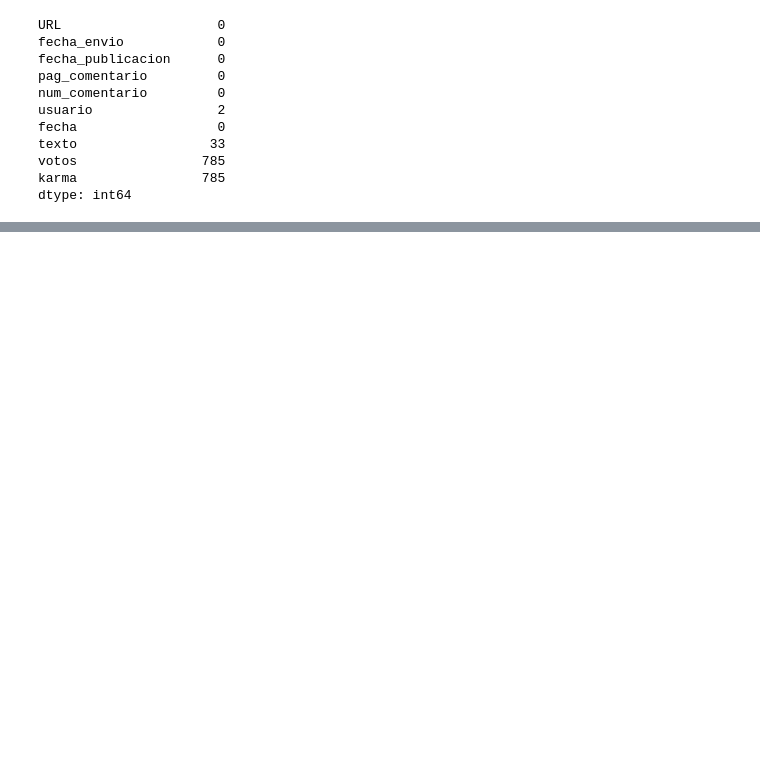
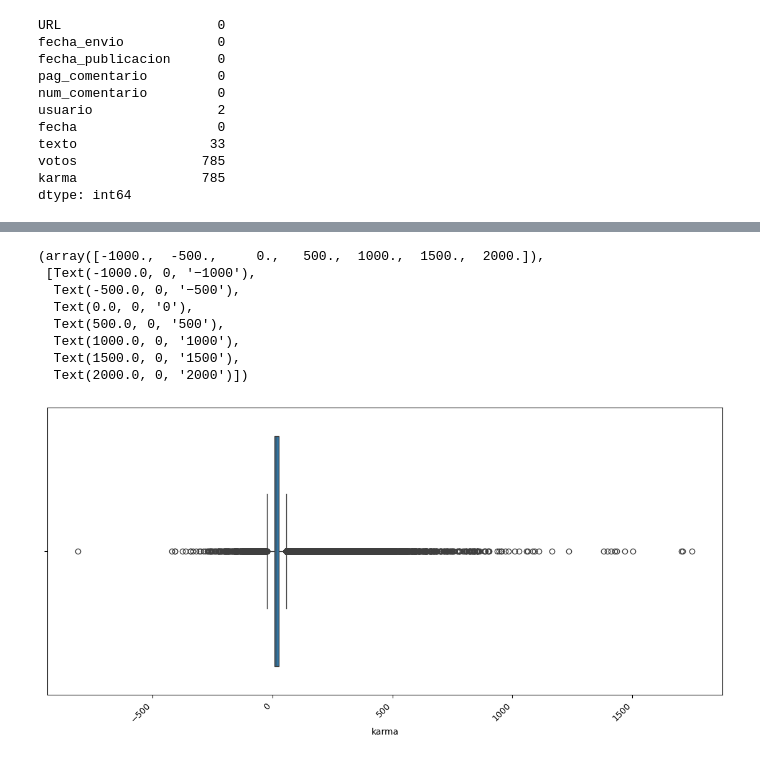
Before and after one commit to RoomProyectos/Proyecto-2-ML, a Jupyter notebook: EDA_Prediccion_Comentarios.ipynb, the cells around one changed output, grey strips where cells are left out. Cells and saved outputs as stored; diff of their text form; code cells hidden in the pictures; blank space fills up the shorter version.

```diff
--- a/EDA_Prediccion_Comentarios.ipynb
+++ b/EDA_Prediccion_Comentarios.ipynb
@@ -44,0 +193,14 @@ dtype: int64
+# %%
+plt.figure(figsize = (14,6))
+sns.boxplot(x=df_no_nan["karma"])
+plt.xticks(rotation=45, ha="right")
+# %% [output]
+(array([-1000.,  -500.,     0.,   500.,  1000.,  1500.,  2000.]),
+ [Text(-1000.0, 0, '−1000'),
+  Text(-500.0, 0, '−500'),
+  Text(0.0, 0, '0'),
+  Text(500.0, 0, '500'),
+  Text(1000.0, 0, '1000'),
+  Text(1500.0, 0, '1500'),
+  Text(2000.0, 0, '2000')])
+[figure, added]
```
Also changed, not shown: parts of 15 cells of this notebook.
